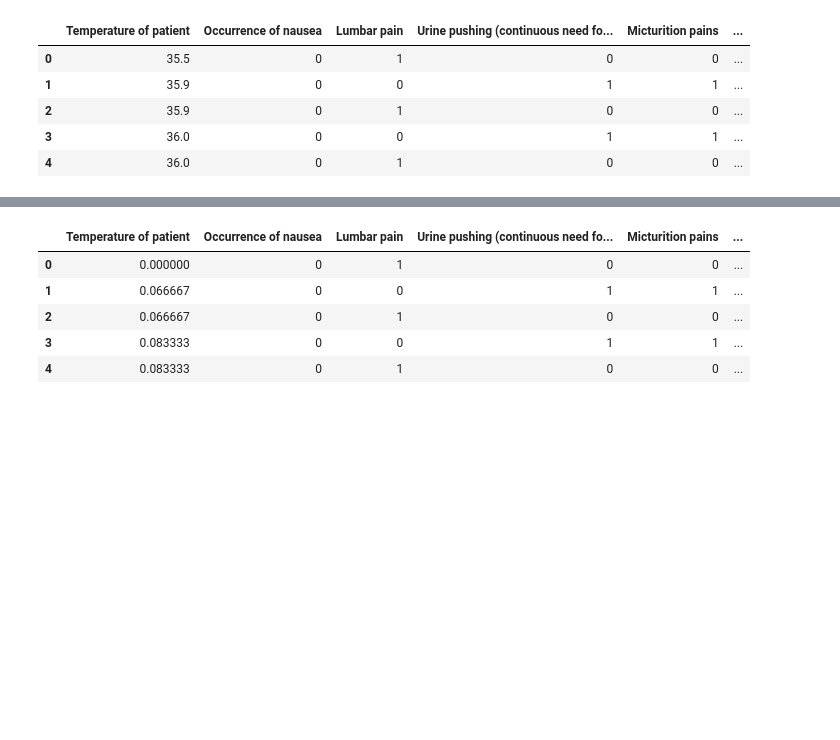
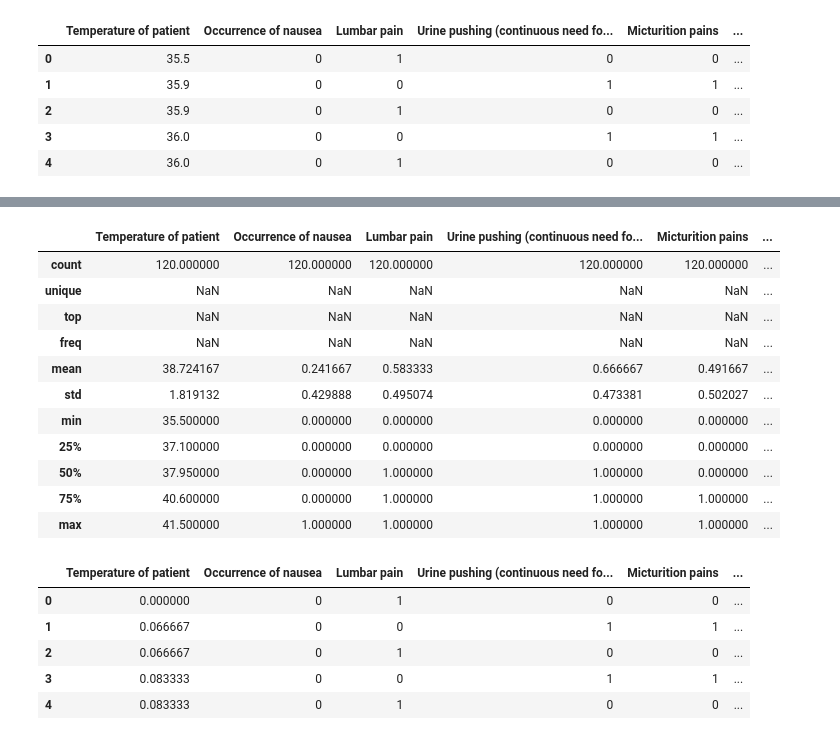
Before and after one commit to brccabral/UrinaryDiseases, a Jupyter notebook: urinary_diseases.ipynb, the cells around one changed output, grey strips where cells are left out. Drawn from its saved outputs; the diff is of its cells as text; code cells hidden in the pictures; blank space fills up the shorter version.

```diff
--- a/urinary_diseases.ipynb
+++ b/urinary_diseases.ipynb
@@ -121,3 +121,13 @@ data_df.head()
 | 2 | 35.9 | 0 | 1 | 0 | 0 | ... |
 | 3 | 36.0 | 0 | 0 | 1 | 1 | ... |
 | 4 | 36.0 | 0 | 1 | 0 | 0 | ... |
+# %%
+data_df = data_df.astype({'Temperature of patient':'float',
+        'Occurrence of nausea':'int32',
+        'Lumbar pain':'int32',
+        'Urine pushing (continuous need for urination)':'int32',
+        'Micturition pains':'int32',
+        'Burning of urethra, itch, swelling of urethra outlet':'int32',
+        'Diagnosis':'category',
+})
+data_df.dtypes
@@ -124,3 +143,19 @@ data_df.head()
+# %%
+data_df: pd.DataFrame
+data_df.describe(include='all')
+# %% [output]
+|  | Temperature of patient | Occurrence of nausea | Lumbar pain | Urine pushing (continuous need fo... | Micturition pains | ... |
+| count | 120.000000 | 120.000000 | 120.000000 | 120.000000 | 120.000000 | ... |
+| unique | NaN | NaN | NaN | NaN | NaN | ... |
+| top | NaN | NaN | NaN | NaN | NaN | ... |
+| freq | NaN | NaN | NaN | NaN | NaN | ... |
+| mean | 38.724167 | 0.241667 | 0.583333 | 0.666667 | 0.491667 | ... |
+| std | 1.819132 | 0.429888 | 0.495074 | 0.473381 | 0.502027 | ... |
+| min | 35.500000 | 0.000000 | 0.000000 | 0.000000 | 0.000000 | ... |
+| 25% | 37.100000 | 0.000000 | 0.000000 | 0.000000 | 0.000000 | ... |
+| 50% | 37.950000 | 0.000000 | 1.000000 | 1.000000 | 0.000000 | ... |
+| 75% | 40.600000 | 0.000000 | 1.000000 | 1.000000 | 1.000000 | ... |
+| max | 41.500000 | 1.000000 | 1.000000 | 1.000000 | 1.000000 | ... |
 # %%
 from sklearn.preprocessing import MinMaxScaler
 
```
Also changed, not shown: parts of 2 cells of this notebook.
